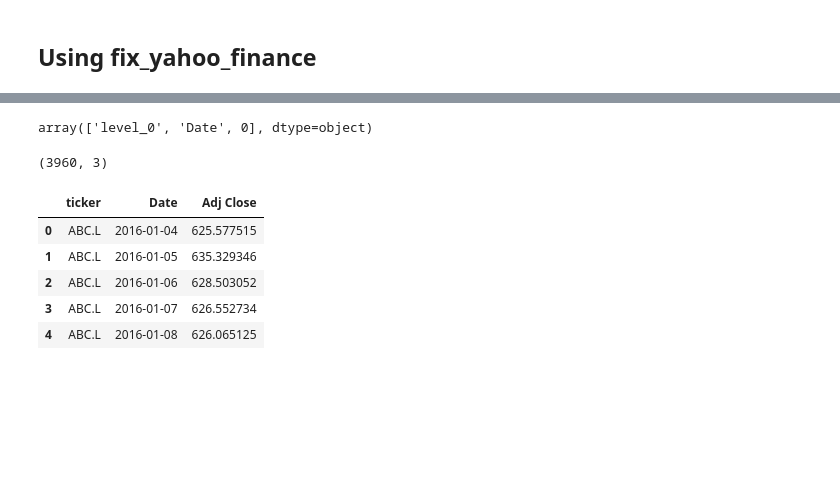
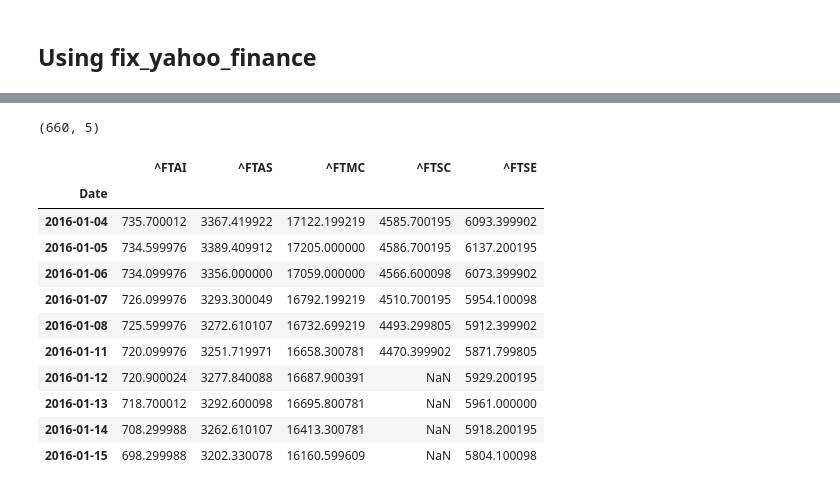
Before and after one commit to rothwellstuart/coreports, a Jupyter notebook: price-api-v1-1.ipynb, the cells around one changed output, grey strips where cells are left out. Drawn from its saved outputs; the diff is of its cells as text; code cells hidden in the pictures; blank space fills up the shorter version.

```diff
--- a/price-api-v1-1.ipynb
+++ b/price-api-v1-1.ipynb
@@ -54,30 +318,35 @@ data_fix2.tail()
 # %%
 # Keep Adjusted Close and Transpose
 
-data_adj_close = data_fix2.iloc[:, data_fix2.columns.get_level_values(0)=='Adj Close']
+indexes_adj_close = data_indexes.iloc[:, data_indexes.columns.get_level_values(0)=='Adj Close']
 
-data_adj_close.columns = [col[1] for col in data_adj_close.columns]
+indexes_adj_close.columns = [col[1] for col in indexes_adj_close.columns]
 
 
 
 # Output to CSV for QA
-data_adj_close.to_csv("price-api-qa.csv")
+indexes_adj_close.to_csv("price-api-qa-indexes.csv")
 
 
 
-data_adj_close_T = data_adj_close.unstack().to_frame().reset_index()
-data_adj_close_T.columns.values
-data_adj_close_T.rename(columns={'level_0':'ticker', 0:'Adj Close'}, inplace=True)
-#data_adj_close_T.set_index(['ticker', 'Date'], inplace=True)
+# indexes_adj_close_T = indexes_adj_close.unstack().to_frame().reset_index()
+# indexes_adj_close_T.columns.values
+# indexes_adj_close_T.rename(columns={'level_0':'ticker', 0:'Adj Close'}, inplace=True)
+#indexes_adj_close_T.set_index(['ticker', 'Date'], inplace=True)
 
-data_adj_close_T.shape
-data_adj_close_T.head()
+indexes_adj_close.shape
+indexes_adj_close.head(10)
 # %% [output]
-array(['level_0', 'Date', 0], dtype=object)
+(660, 5)
-(3960, 3)
-|  | ticker | Date | Adj Close |
-| 0 | ABC.L | 2016-01-04 | 625.577515 |
-| 1 | ABC.L | 2016-01-05 | 635.329346 |
-| 2 | ABC.L | 2016-01-06 | 628.503052 |
-| 3 | ABC.L | 2016-01-07 | 626.552734 |
-| 4 | ABC.L | 2016-01-08 | 626.065125 |
+|  | ^FTAI | ^FTAS | ^FTMC | ^FTSC | ^FTSE |
+| Date |  |  |  |  |  |
+| 2016-01-04 | 735.700012 | 3367.419922 | 17122.199219 | 4585.700195 | 6093.399902 |
+| 2016-01-05 | 734.599976 | 3389.409912 | 17205.000000 | 4586.700195 | 6137.200195 |
+| 2016-01-06 | 734.099976 | 3356.000000 | 17059.000000 | 4566.600098 | 6073.399902 |
+| 2016-01-07 | 726.099976 | 3293.300049 | 16792.199219 | 4510.700195 | 5954.100098 |
+| 2016-01-08 | 725.599976 | 3272.610107 | 16732.699219 | 4493.299805 | 5912.399902 |
+| 2016-01-11 | 720.099976 | 3251.719971 | 16658.300781 | 4470.399902 | 5871.799805 |
+| 2016-01-12 | 720.900024 | 3277.840088 | 16687.900391 | NaN | 5929.200195 |
+| 2016-01-13 | 718.700012 | 3292.600098 | 16695.800781 | NaN | 5961.000000 |
+| 2016-01-14 | 708.299988 | 3262.610107 | 16413.300781 | NaN | 5918.200195 |
+| 2016-01-15 | 698.299988 | 3202.330078 | 16160.599609 | NaN | 5804.100098 |
```
Also changed, not shown: parts of 43 cells of this notebook.
